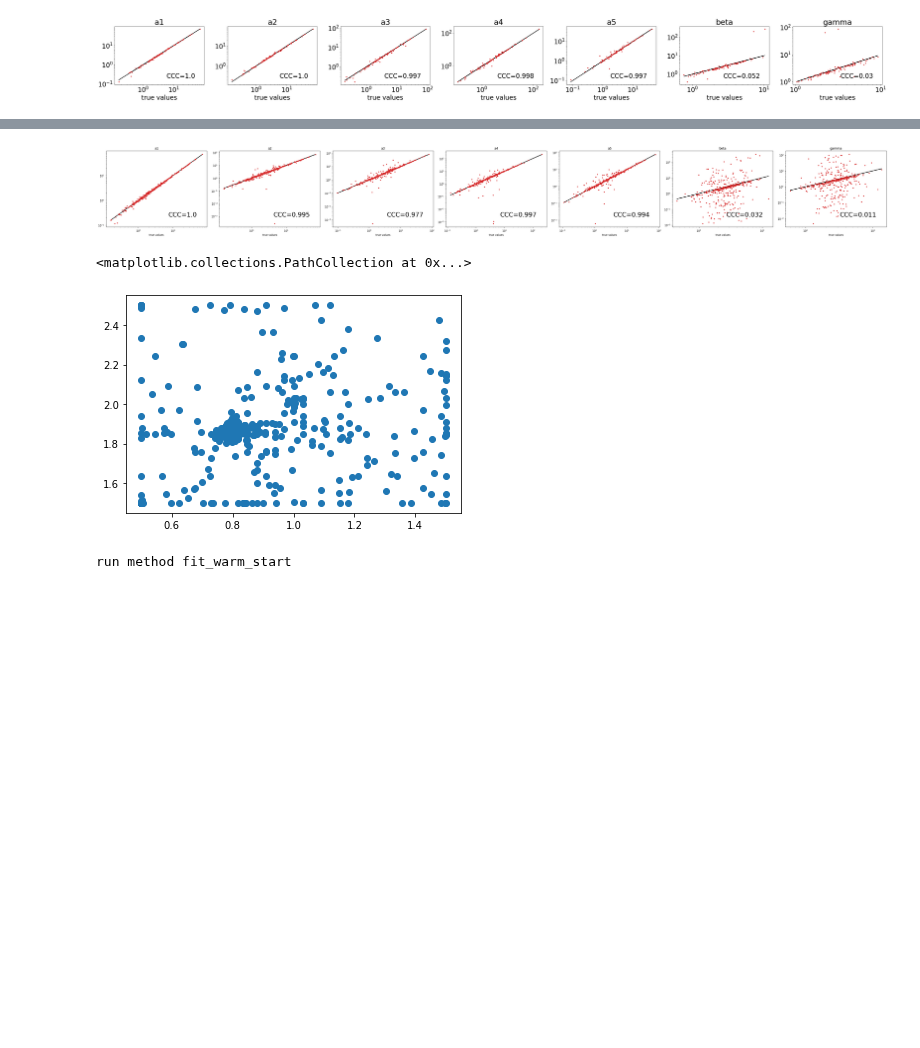
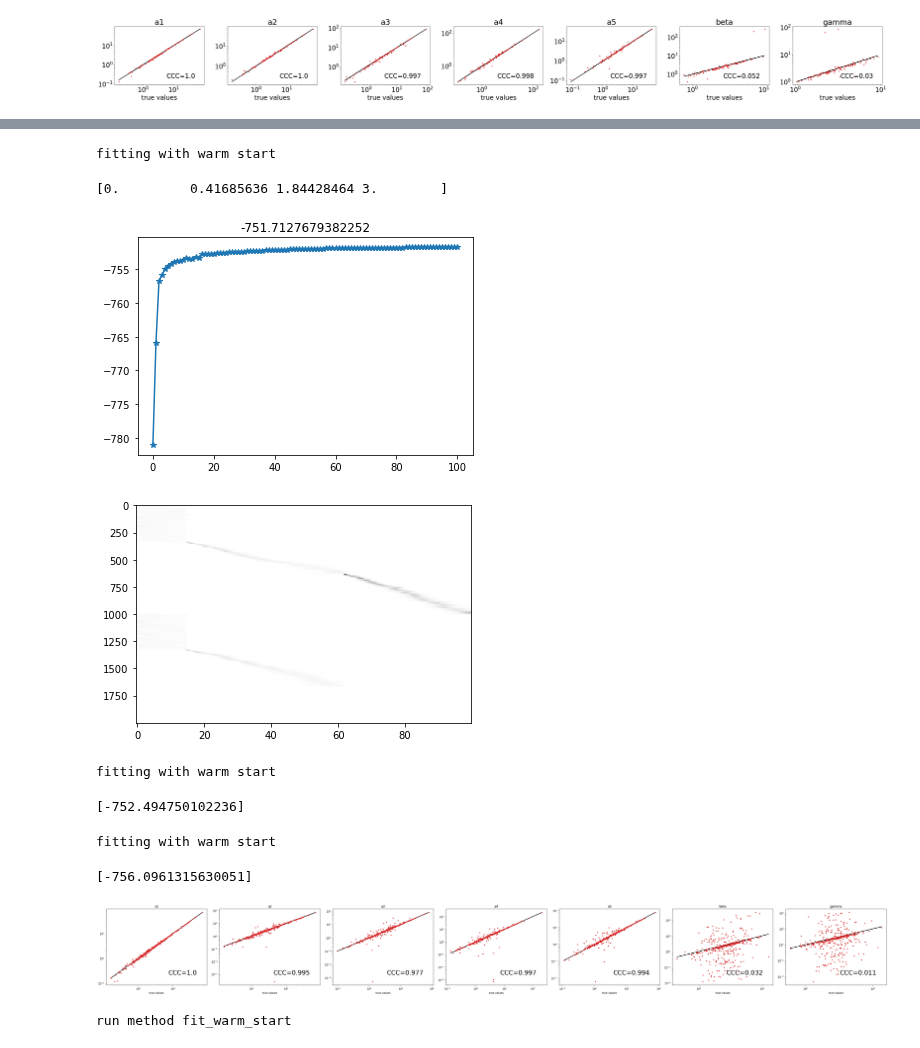
Before and after one commit to pachterlab/FGP_2024, a Jupyter notebook: simulations/sim_demo.ipynb, the cells around one changed output, grey strips where cells are left out. Drawn from its saved outputs; the diff is of its cells as text; code cells hidden in the pictures; blank space fills up the shorter version.

```diff
--- a/simulations/sim_demo.ipynb
+++ b/simulations/sim_demo.ipynb
@@ -200,0 +222,28 @@ plot_t(traj,l=0)
+# %%
+traj = Trajectory(np.array([[0,1,2,3],[0,1,2,4]]),tau = (0,0.4,2.7,3), model="two_species_ss", verbose=1)
+traj = traj.fit(X,warm_start=True,Q=Q0,fit_tau=True,params={"r":rd},beta=1,epoch=100,parallel=True,n_threads=10)
+
+plt.plot(traj.elbos,'*-')
+plt.title(traj.elbos[-1])
+plot_t(traj,l=0)
+print(traj.tau)
+# %% [output]
+fitting with warm start
+[0.         0.41685636 1.84428464 3.        ]
+[figure, added]
+[figure, added]
+# %%
+true_theta = theta[:,[0,0,1,2,3,-2,-1]]
+traj_true = Trajectory(traj.topo, traj.tau, model="two_species_ss", verbose=1)
+traj_true = traj_true.fit(X,warm_start=True,theta=true_theta,fit_tau=False,norm_Q=True,params={"r":rd},epoch=0,parallel=False,n_threads=1)
+traj_true.elbos
+# %% [output]
+fitting with warm start
+[-752.494750102236]
+# %%
+traj_true = Trajectory(topo, tau, model="two_species_ss", verbose=1)
+traj_true = traj_true.fit(X,warm_start=True,theta=traj.theta,fit_tau=False,norm_Q=True,params={"r":rd},epoch=0,parallel=False,n_threads=1)
+traj_true.elbos
+# %% [output]
+fitting with warm start
+[-756.0961315630051]
@@ -202,9 +256,4 @@ plot_t(traj,l=0)
 ax = plot_theta(theta[:,[0,0,1,2,3,-2,-1]], traj.theta[:,[0,1,2,3,4,-2,-1]], dot_color='tab:red')
 # %% [output]
 [figure]
-# %%
-plt.scatter(traj.theta[:,-4],traj.theta[:,-3])
-# %% [output]
-<matplotlib.collections.PathCollection at 0x...>
-[figure, removed]
 # %%
```
Also changed, not shown: parts of 23 cells of this notebook, 5 other files.
